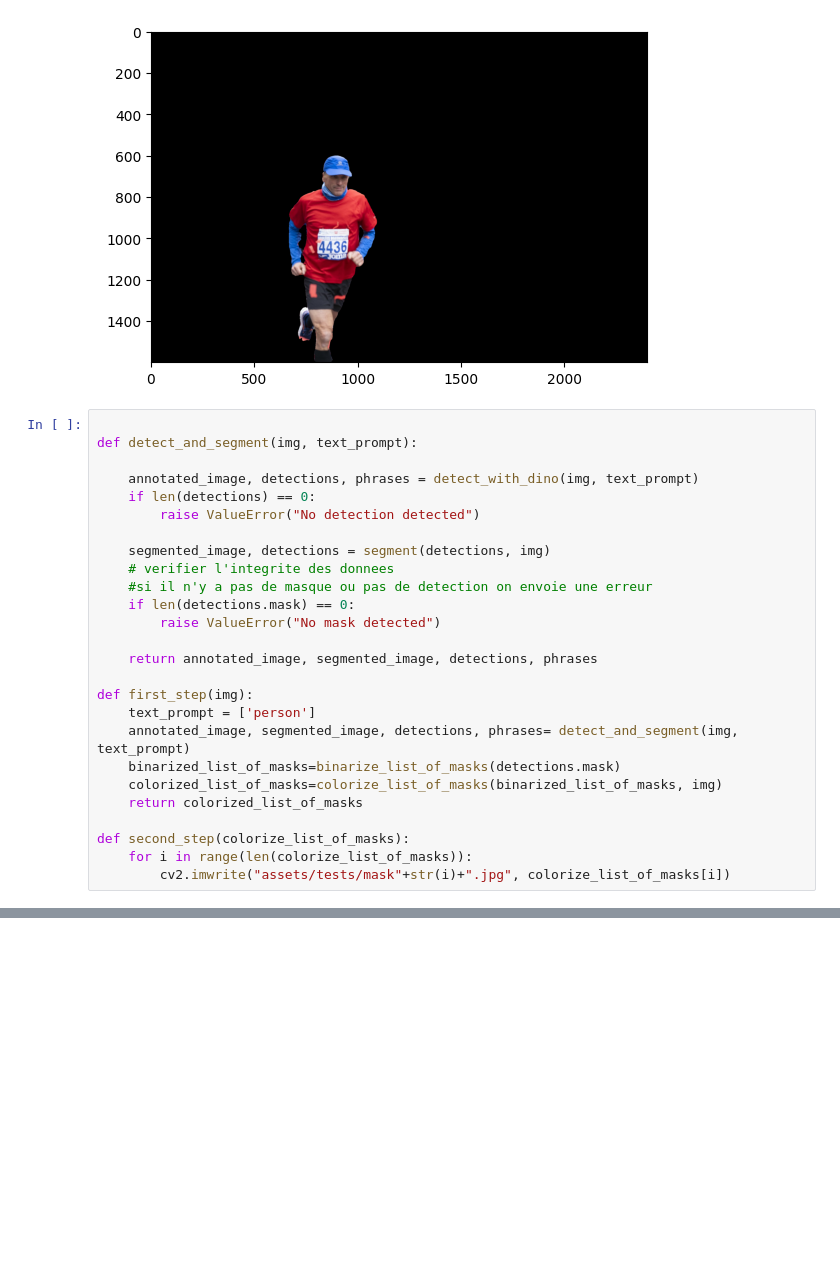
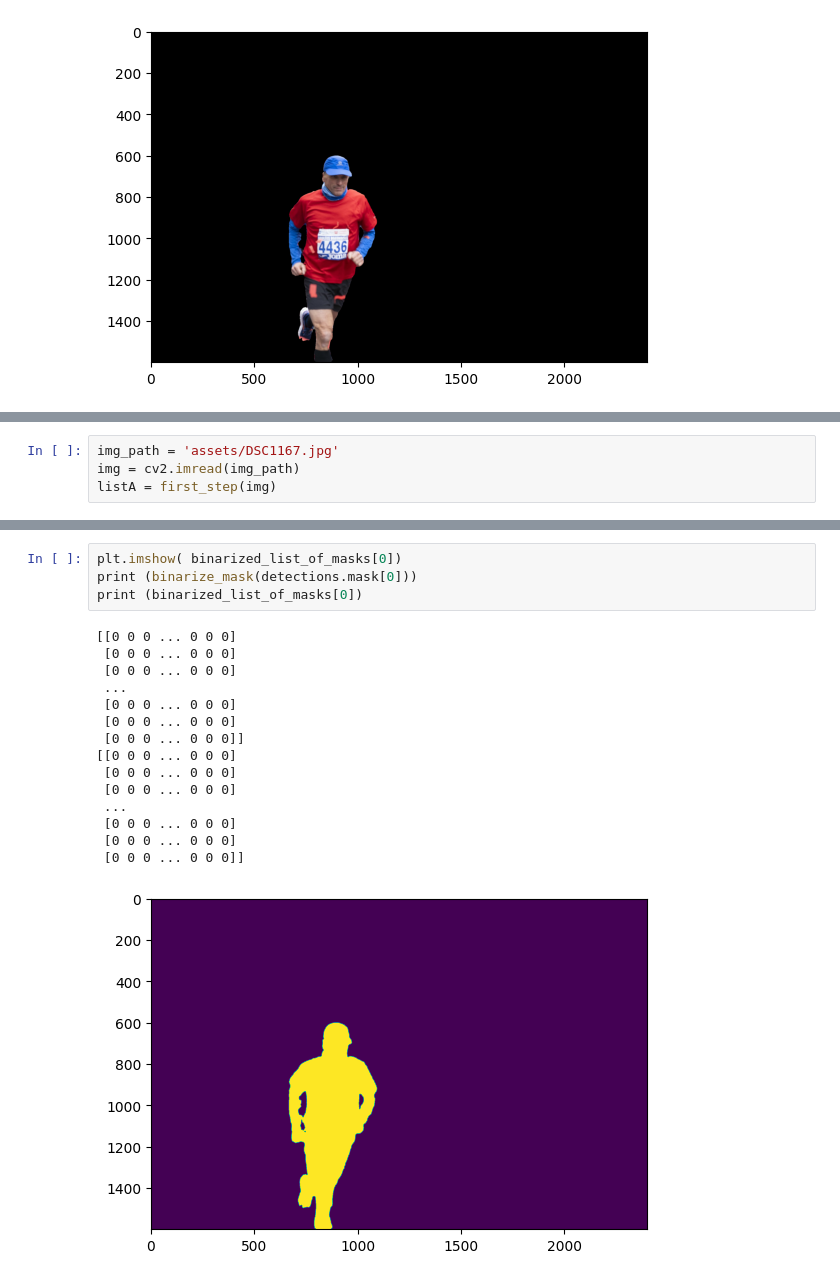
Before and after one commit to clement-gh/projetIA, a Jupyter notebook: analyzer/testeur_de_fonctionnalité.ipynb, the cells around one changed output, grey strips where cells are left out. Drawn from its saved outputs; the diff is of its cells as text; blank space fills up the shorter version.

Commit message:
step 1 et 2

```diff
--- a/analyzer/testeur_de_fonctionnalité.ipynb
+++ b/analyzer/testeur_de_fonctionnalité.ipynb
@@ -468,29 +450,3 @@ plt.imshow(colorize_mask(binarize_mask(detections.mask[0]), img_path))
  [0 0 0 ... 0 0 0]]
 <matplotlib.image.AxesImage at 0x...>
 [figure]
-# %%
-
-def detect_and_segment(img, text_prompt):
-
-    annotated_image, detections, phrases = detect_with_dino(img, text_prompt)
-    if len(detections) == 0:
-        raise ValueError("No detection detected")
-
-    segmented_image, detections = segment(detections, img)
-    # verifier l'integrite des donnees
-    #si il n'y a pas de masque ou pas de detection on envoie une erreur
-    if len(detections.mask) == 0:
-        raise ValueError("No mask detected")
-
-    return annotated_image, segmented_image, detections, phrases
-
-def first_step(img):
-    text_prompt = ['person']
-    annotated_image, segmented_image, detections, phrases= detect_and_segment(img, text_prompt)
-    binarized_list_of_masks=binarize_list_of_masks(detections.mask)
-    colorized_list_of_masks=colorize_list_of_masks(binarized_list_of_masks, img)
-    return colorized_list_of_masks
-
-def second_step(colorize_list_of_masks):
-    for i in range(len(colorize_list_of_masks)):
-        cv2.imwrite("assets/tests/mask"+str(i)+".jpg", colorize_list_of_masks[i])
@@ -516,0 +455,4 @@ Detections(xyxy=array([[ 653.4385 ,  599.91235, 1097.6116 , 1598.2998 ],
+# %%
+img_path = 'assets/DSC1167.jpg'
+img = cv2.imread(img_path)
+listA = first_step(img)
@@ -517 +505,21 @@ Detections(xyxy=array([[ 653.4385 ,  599.91235, 1097.6116 , 1598.2998 ],
+# %%
+plt.imshow( binarized_list_of_masks[0])
+print (binarize_mask(detections.mask[0]))
+print (binarized_list_of_masks[0])
+# %% [output]
+[[0 0 0 ... 0 0 0]
+ [0 0 0 ... 0 0 0]
+ [0 0 0 ... 0 0 0]
+ ...
+ [0 0 0 ... 0 0 0]
+ [0 0 0 ... 0 0 0]
+ [0 0 0 ... 0 0 0]]
+[[0 0 0 ... 0 0 0]
+ [0 0 0 ... 0 0 0]
+ [0 0 0 ... 0 0 0]
+ ...
+ [0 0 0 ... 0 0 0]
+ [0 0 0 ... 0 0 0]
+ [0 0 0 ... 0 0 0]]
+[figure, added]
 # %%
```
Also changed, not shown: parts of 9 cells of this notebook, 7 other files.
